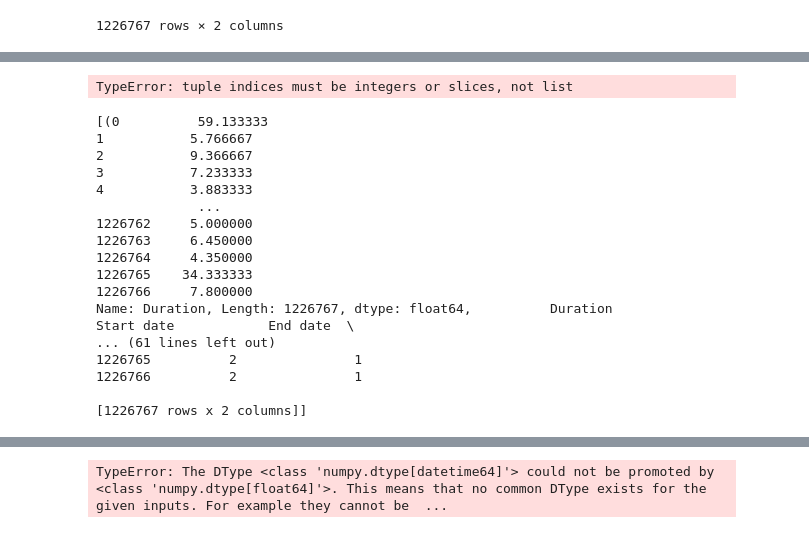
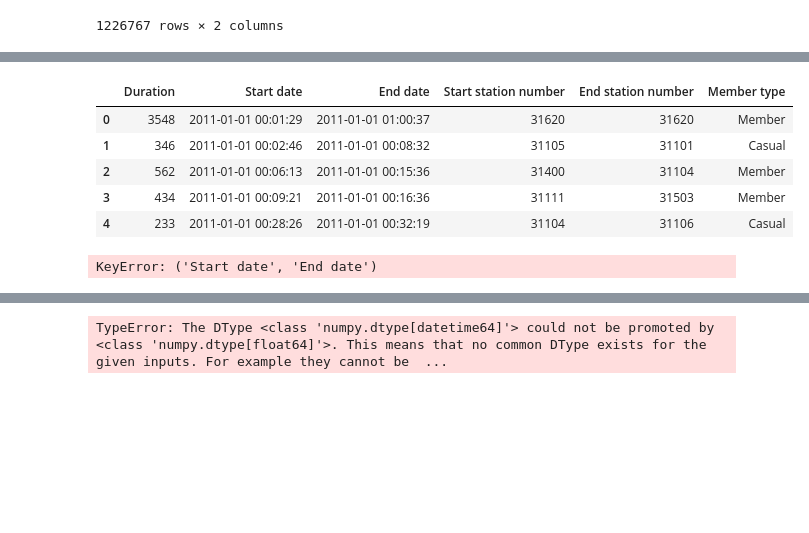
Before and after one commit to movifu1982/Bike-project, a Jupyter notebook: bike sprint 2.ipynb, the cells around one changed output, grey strips where cells are left out. Drawn from its saved outputs; the diff is of its cells as text; code cells hidden in the pictures; blank space fills up the shorter version.

```diff
--- a/bike sprint 2.ipynb
+++ b/bike sprint 2.ipynb
@@ -178,0 +261,9 @@ final_bike_frame = (minute_frame, bike_station)
+# %%
+bike_station2.head()
+# %% [output]
+|  | Duration | Start date | End date | Start station number | End station number | Member type |
+| 0 | 3548 | 2011-01-01 00:01:29 | 2011-01-01 01:00:37 | 31620 | 31620 | Member |
+| 1 | 346 | 2011-01-01 00:02:46 | 2011-01-01 00:08:32 | 31105 | 31101 | Casual |
+| 2 | 562 | 2011-01-01 00:06:13 | 2011-01-01 00:15:36 | 31400 | 31104 | Member |
+| 3 | 434 | 2011-01-01 00:09:21 | 2011-01-01 00:16:36 | 31111 | 31503 | Member |
+| 4 | 233 | 2011-01-01 00:28:26 | 2011-01-01 00:32:19 | 31104 | 31106 | Casual |
@@ -179,31 +279,8 @@ final_bike_frame = (minute_frame, bike_station)
 # %%
-x_data = final_bike_frame[["Duration", "Start date", "End date"]]
-y_data = new_station["Member cat new"]
-
-#need to change member type. C=1,  M=2. Unknown are also 1.
+x_data = bike_station2["Start date", "End date"]
+y_data = new_cat["Member cat new"]
 # %% [output]
-TypeError: tuple indices must be integers or slices, not list
+KeyError: ('Start date', 'End date')
-# %%
-test_frame = [final_bike_frame, new_station]
-print(test_frame)
-# %% [output]
-[(0          59.133333
-1           5.766667
-2           9.366667
-3           7.233333
-4           3.883333
-             ...
-1226762     5.000000
-1226763     6.450000
-1226764     4.350000
-1226765    34.333333
-1226766     7.800000
-Name: Duration, Length: 1226767, dtype: float64,          Duration          Start date            End date  \
-... (61 lines left out)
-1226765          2               1
-1226766          2               1
-
-[1226767 rows x 2 columns]]
 # %%
 #pd.to_timedelta(bike_station['Duration'].replace(['mins','hr','hrs'],['min','hour','hour'],regex=True))
 
```
Also changed, not shown: parts of 36 cells of this notebook.
